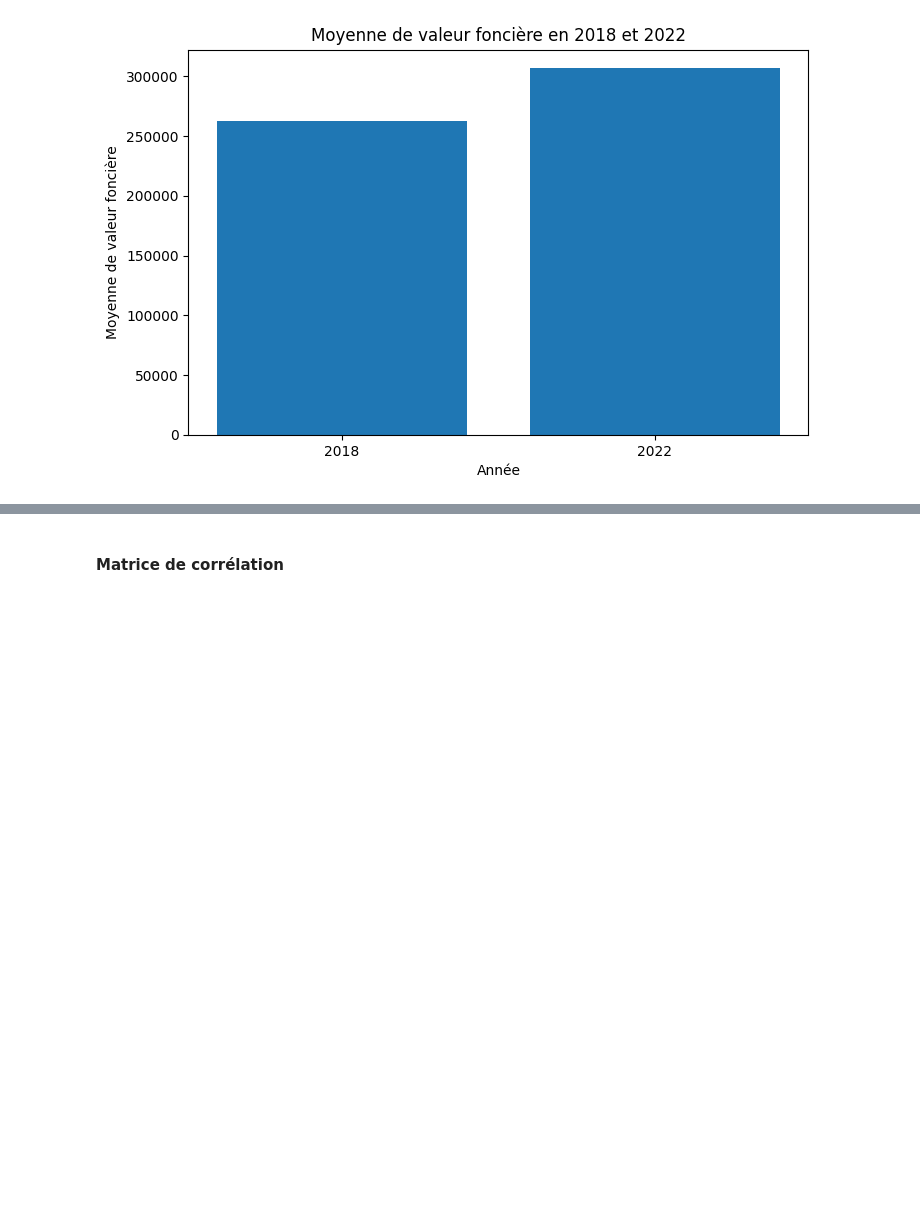
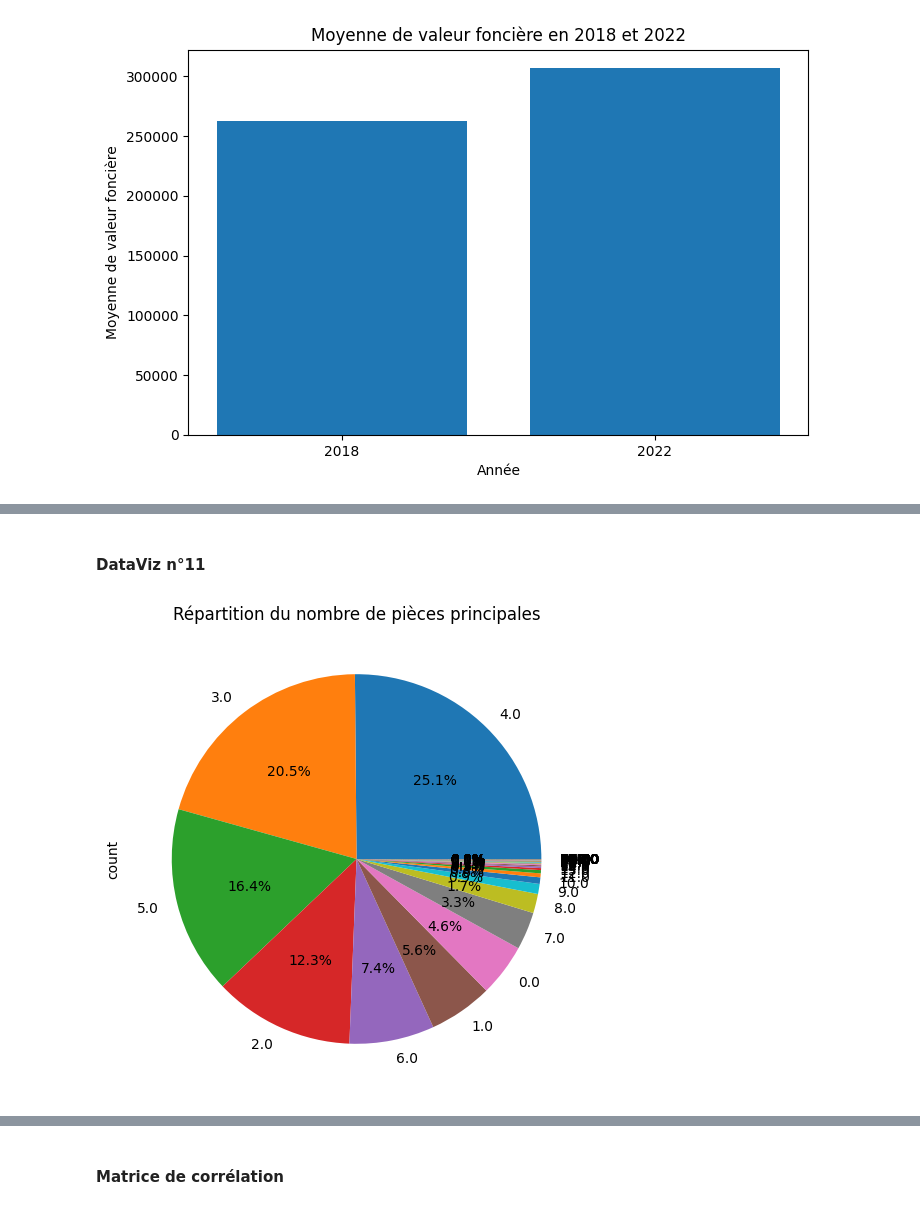
Before and after one commit to wandrilledioubate/Projet-DVF, a Jupyter notebook: projet.ipynb, the cells around one changed output, grey strips where cells are left out. Drawn from its saved outputs; the diff is of its cells as text; code cells hidden in the pictures; blank space fills up the shorter version.

```diff
--- a/projet.ipynb
+++ b/projet.ipynb
@@ -481,0 +528,10 @@ fig.show()
+# %% [markdown]
+#### DataViz n°11
+# %%
+piece_counts = df_2022['nombre_pieces_principales'].value_counts()
+plt.figure(figsize=(6, 6))
+piece_counts.plot(kind='pie', autopct='%1.1f%%')
+plt.title('Répartition du nombre de pièces principales')
+plt.show()
+# %% [output]
+[figure, added]
```
Also changed, not shown: parts of 41 cells of this notebook.
